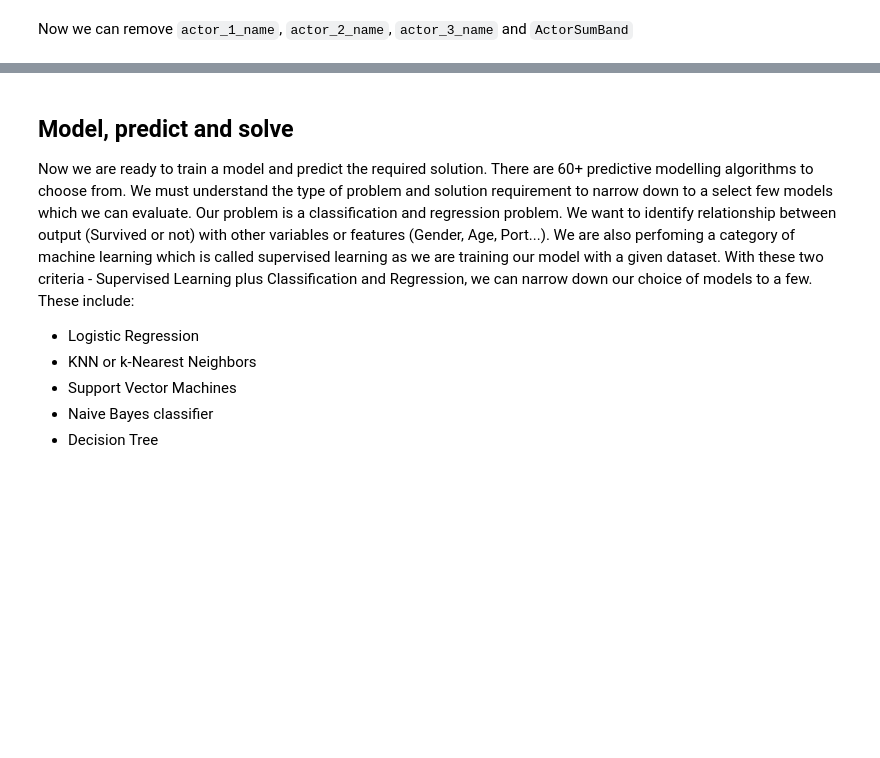
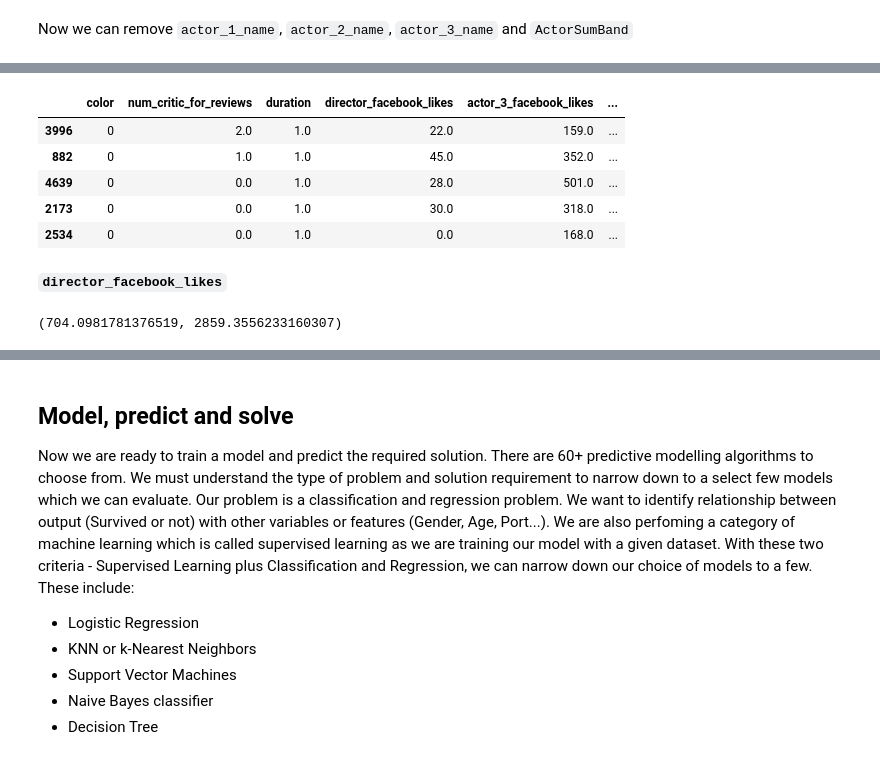
Before and after one commit to jmhummel/IMDb-predictive-analytics, a Jupyter notebook: src/notebook.ipynb, the cells around one changed output, grey strips where cells are left out. Cells and saved outputs as stored; diff of their text form; code cells hidden in the pictures; blank space fills up the shorter version.

```diff
--- a/src/notebook.ipynb
+++ b/src/notebook.ipynb
@@ -892,0 +854,4 @@ test_df.head(10)
+# %%
+mean = train_df['num_critic_for_reviews'].mean()
+std = train_df['num_critic_for_reviews'].std()
+mean, std
@@ -892,0 +860,4 @@ test_df.head(10)
+# %%
+train_df['num_critic_for_reviews'] = train_df['num_critic_for_reviews'].map(lambda v: truncnorm.rvs(-1, 1, loc=mean, scale=std) if pd.isnull(v) else v)
+test_df['num_critic_for_reviews'] = train_df['num_critic_for_reviews'].map(lambda v: truncnorm.rvs(-1, 1, loc=mean, scale=std) if pd.isnull(v) else v)
+combine = [train_df, test_df]
@@ -892,0 +874,23 @@ test_df.head(10)
+# %%
+for dataset in combine:
+    dataset.loc[ dataset['num_critic_for_reviews'] <= 163.4, 'num_critic_for_reviews'] = 0
+    dataset.loc[(dataset['num_critic_for_reviews'] > 163.4) & (dataset['num_critic_for_reviews'] <= 325.8), 'num_critic_for_reviews'] = 1
+    dataset.loc[(dataset['num_critic_for_reviews'] > 325.8) & (dataset['num_critic_for_reviews'] <= 488.2), 'num_critic_for_reviews'] = 2
+    dataset.loc[(dataset['num_critic_for_reviews'] > 488.2) & (dataset['num_critic_for_reviews'] <= 650.6), 'num_critic_for_reviews'] = 3
+    dataset.loc[ dataset['num_critic_for_reviews'] > 650.6, 'num_critic_for_reviews'] = 5
+train_df.head()
+# %% [output]
+|  | color | num_critic_for_reviews | duration | director_facebook_likes | actor_3_facebook_likes | ... |
+| 3996 | 0 | 2.0 | 1.0 | 22.0 | 159.0 | ... |
+| 882 | 0 | 1.0 | 1.0 | 45.0 | 352.0 | ... |
+| 4639 | 0 | 0.0 | 1.0 | 28.0 | 501.0 | ... |
+| 2173 | 0 | 0.0 | 1.0 | 30.0 | 318.0 | ... |
+| 2534 | 0 | 0.0 | 1.0 | 0.0 | 168.0 | ... |
+# %% [markdown]
+**`director_facebook_likes`**
+# %%
+mean = train_df['director_facebook_likes'].mean()
+std = train_df['director_facebook_likes'].std()
+mean, std
+# %% [output]
+(704.0981781376519, 2859.3556233160307)
```
Also changed, not shown: parts of 152 cells of this notebook.
